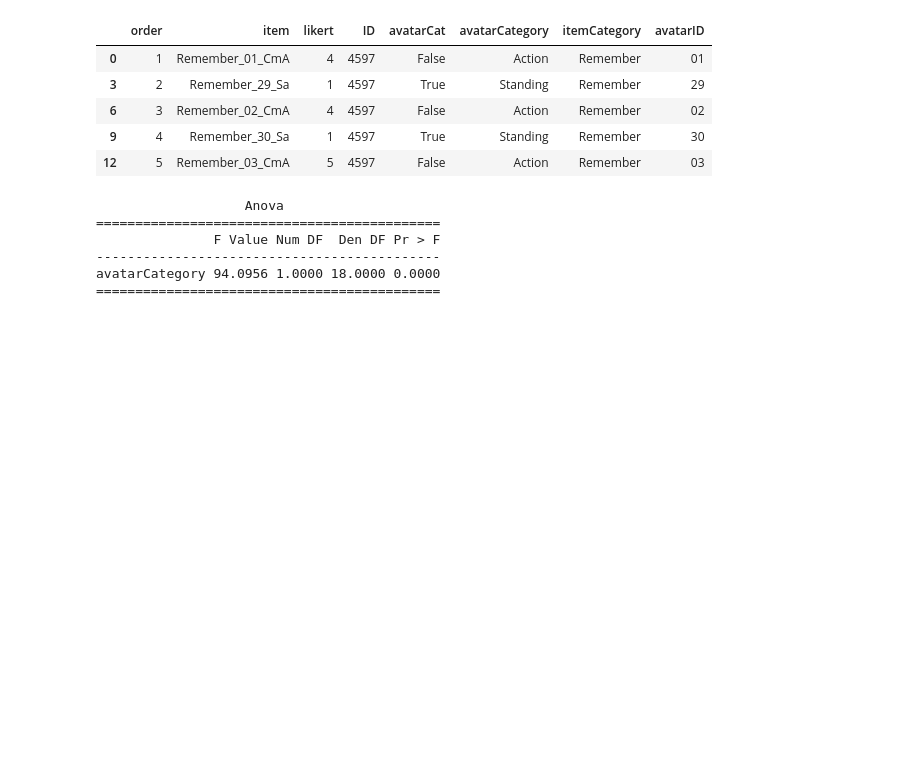
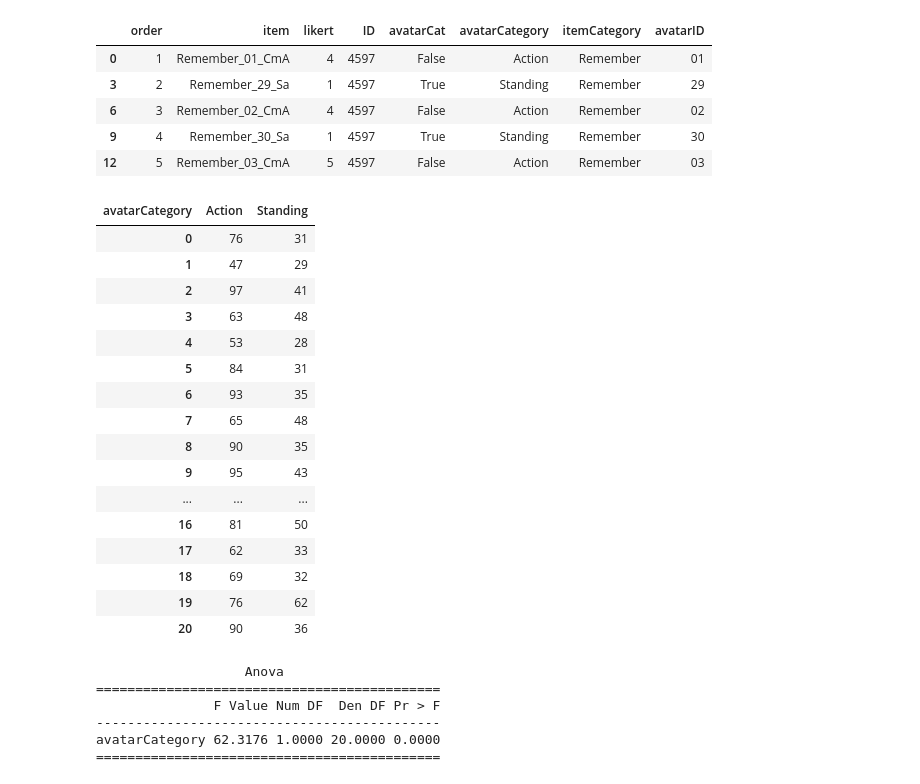
Before and after one commit to tracysanchez/Human_Agents_Impact_Nav, a Jupyter notebook: AvatarQuestionnaire/AvatarQuest.ipynb, the cells around one changed output. Cells and saved outputs as stored; diff of their text form; code cells hidden in the pictures; blank space fills up the shorter version.

Commit message:
Joined data set complete with 18 valid cases 13.05.2022

```diff
--- a/AvatarQuestionnaire/AvatarQuest.ipynb
+++ b/AvatarQuestionnaire/AvatarQuest.ipynb
@@ -262,3 +280,27 @@ df1.head()
 | 6 | 3 | Remember_02_CmA | 4 | 4597 | False | Action | Remember | 02 |
 | 9 | 4 | Remember_30_Sa | 1 | 4597 | True | Standing | Remember | 30 |
 | 12 | 5 | Remember_03_CmA | 5 | 4597 | False | Action | Remember | 03 |
+# %%
+#Sum all likert punctuations for the question on how well they remember by participant and avatar category
+Topivot = pd.DataFrame(df1.groupby([ 'ID', 'avatarCategory'])['likert'].sum())
+#Reformat to a wide dataframe
+AvatarSum = pd.DataFrame(Topivot.pivot_table(index='ID', columns='avatarCategory', values='likert'))
+AvatarSum.reset_index(drop=True)
+# %% [output]
+| avatarCategory | Action | Standing |
+| 0 | 76 | 31 |
+| 1 | 47 | 29 |
+| 2 | 97 | 41 |
+| 3 | 63 | 48 |
+| 4 | 53 | 28 |
+| 5 | 84 | 31 |
+| 6 | 93 | 35 |
+| 7 | 65 | 48 |
+| 8 | 90 | 35 |
+| 9 | 95 | 43 |
+| ... | ... | ... |
+| 16 | 81 | 50 |
+| 17 | 62 | 33 |
+| 18 | 69 | 32 |
+| 19 | 76 | 62 |
+| 20 | 90 | 36 |
@@ -265,11 +314,11 @@ df1.head()
 # %%
-print(AnovaRM(data=df1, depvar='likert', subject='ID', within=['avatarCategory'], aggregate_func = 'mean').fit())
+print(AnovaRM(data=df1, depvar='likert', subject='ID', within=['avatarCategory'], aggregate_func = 'median').fit())
 # %% [output]
                    Anova
 ============================================
                F Value Num DF  Den DF Pr > F
 --------------------------------------------
-avatarCategory 94.0956 1.0000 18.0000 0.0000
+avatarCategory 62.3176 1.0000 20.0000 0.0000
 ============================================
 # %%
 from statsmodels.formula.api import ols, glm
```
Also changed, not shown: parts of 15 cells of this notebook, 9 other files.
